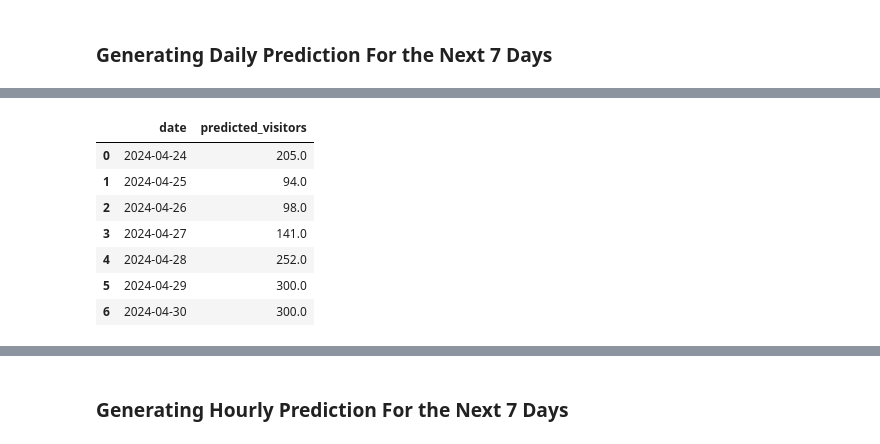
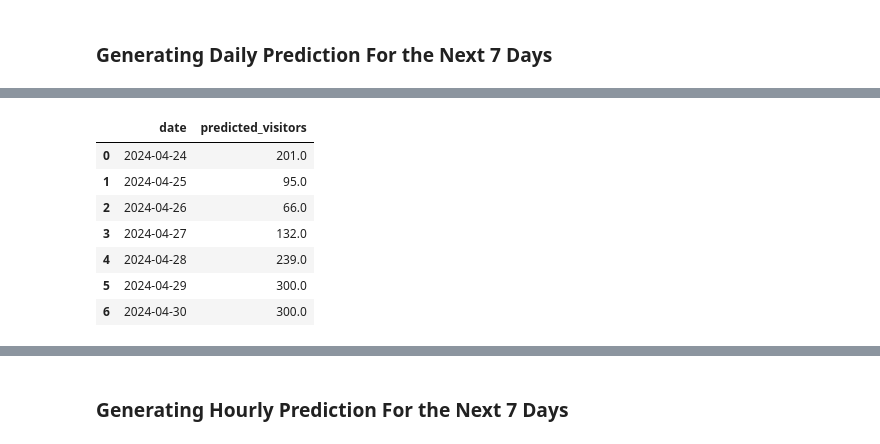
Before and after one commit to bcc2023/ShiftWell-Restaurant-Dashboard, a Jupyter notebook: Backend/models/Demand_Forecast/lstm_model_final.ipynb, the cells around one changed output, grey strips where cells are left out. Drawn from its saved outputs; the diff is of its cells as text; code cells hidden in the pictures.

```diff
--- a/Backend/models/Demand_Forecast/lstm_model_final.ipynb
+++ b/Backend/models/Demand_Forecast/lstm_model_final.ipynb
@@ -127,13 +127,13 @@ holiday_sg_24 = generate_holiday_df(2024)
 #### 1. Data Preparation and Feature Engineering
 # %%
 def feature_engineering():
-    visitor_data = pd.read_csv("../data/raw/synthetic_visit_data.csv")
+    visitor_data = pd.read_csv("synthetic_visit_data.csv")
     visitor_data['visit_date'] = pd.to_datetime(visitor_data['visit_date'])
-    weather_data = pd.read_csv("../data/processed/weather_data_cleaned.csv")
+    weather_data = pd.read_csv("weather_data_cleaned.csv")
     weather_data['Date'] = pd.to_datetime(weather_data['Date'])
     columns_to_drop = weather_data.columns[0:3].tolist()
     weather_data.drop(columns=columns_to_drop, inplace=True)
-    holiday_data = pd.read_csv("../data/raw/date_info_2324.csv")
+    holiday_data = pd.read_csv("date_info_2324.csv")
     holiday_data['calendar_date'] = pd.to_datetime(holiday_data['calendar_date'])
     holiday_data.rename(columns={'calendar_date': 'calender_date'}, inplace=True)
     holiday_data.drop(columns="day_of_week", inplace=True)
@@ -344,7 +345,7 @@ X_predict = prediction_data()
 ### Generating Daily Prediction For the Next 7 Days
 # %%
 def generate_daily_prediction():
-    X_predict_scaled = loaded_scaler.transform(X_predict)
+    X_predict_scaled = loaded_scaler.fit_transform(X_predict)
     X_predict_scaled = X_predict_scaled.reshape(X_predict_scaled.shape[0], 1, X_predict_scaled.shape[1])
     prediction_7days = model.predict(X_predict_scaled)
     prediction_7days_inv = scaler_y.inverse_transform(prediction_7days)
@@ -367,8 +368,8 @@ generate_daily_prediction()
 |  | date | predicted_visitors |
-| 0 | 2024-04-24 | 205.0 |
-| 1 | 2024-04-25 | 94.0 |
-| 2 | 2024-04-26 | 98.0 |
-| 3 | 2024-04-27 | 141.0 |
-| 4 | 2024-04-28 | 252.0 |
+| 0 | 2024-04-24 | 201.0 |
+| 1 | 2024-04-25 | 95.0 |
+| 2 | 2024-04-26 | 66.0 |
+| 3 | 2024-04-27 | 132.0 |
+| 4 | 2024-04-28 | 239.0 |
 | 5 | 2024-04-29 | 300.0 |
 | 6 | 2024-04-30 | 300.0 |
```
Also changed, not shown: parts of 11 cells of this notebook.
